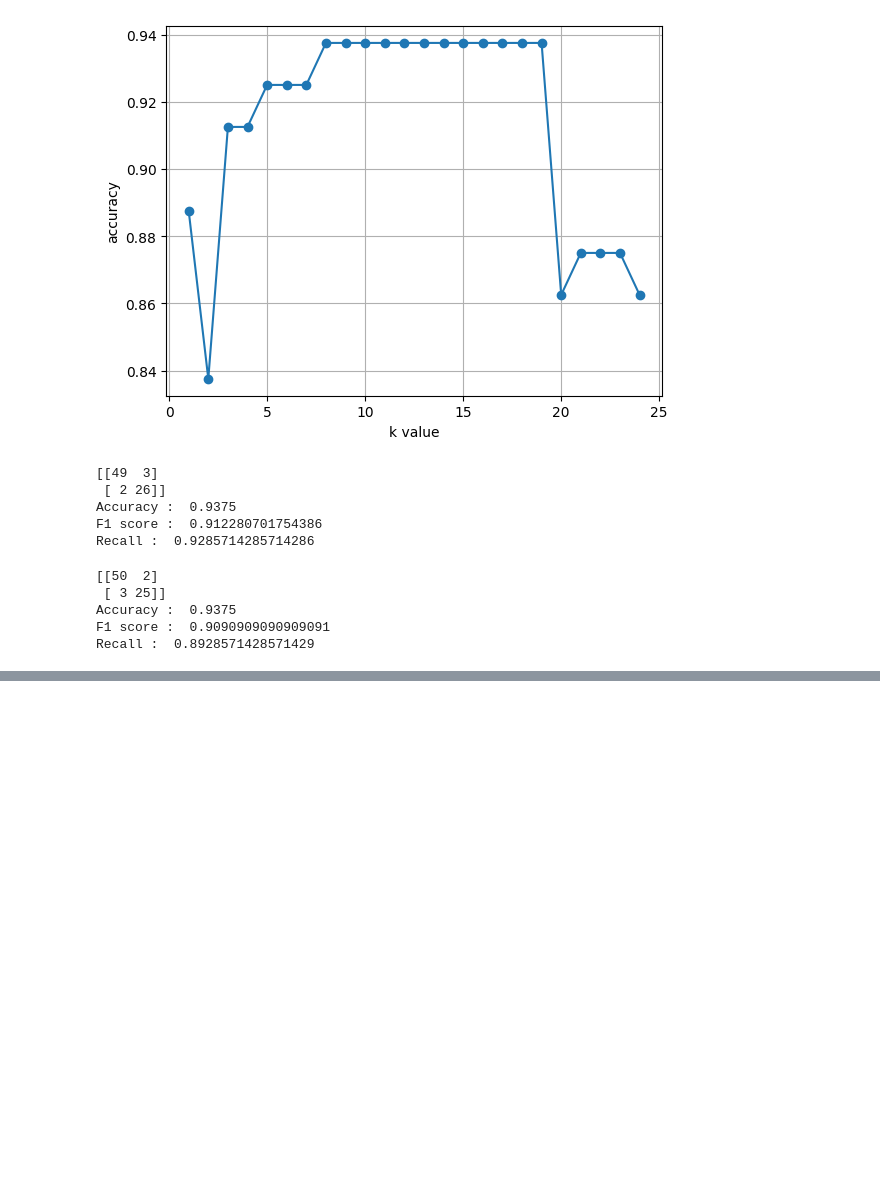
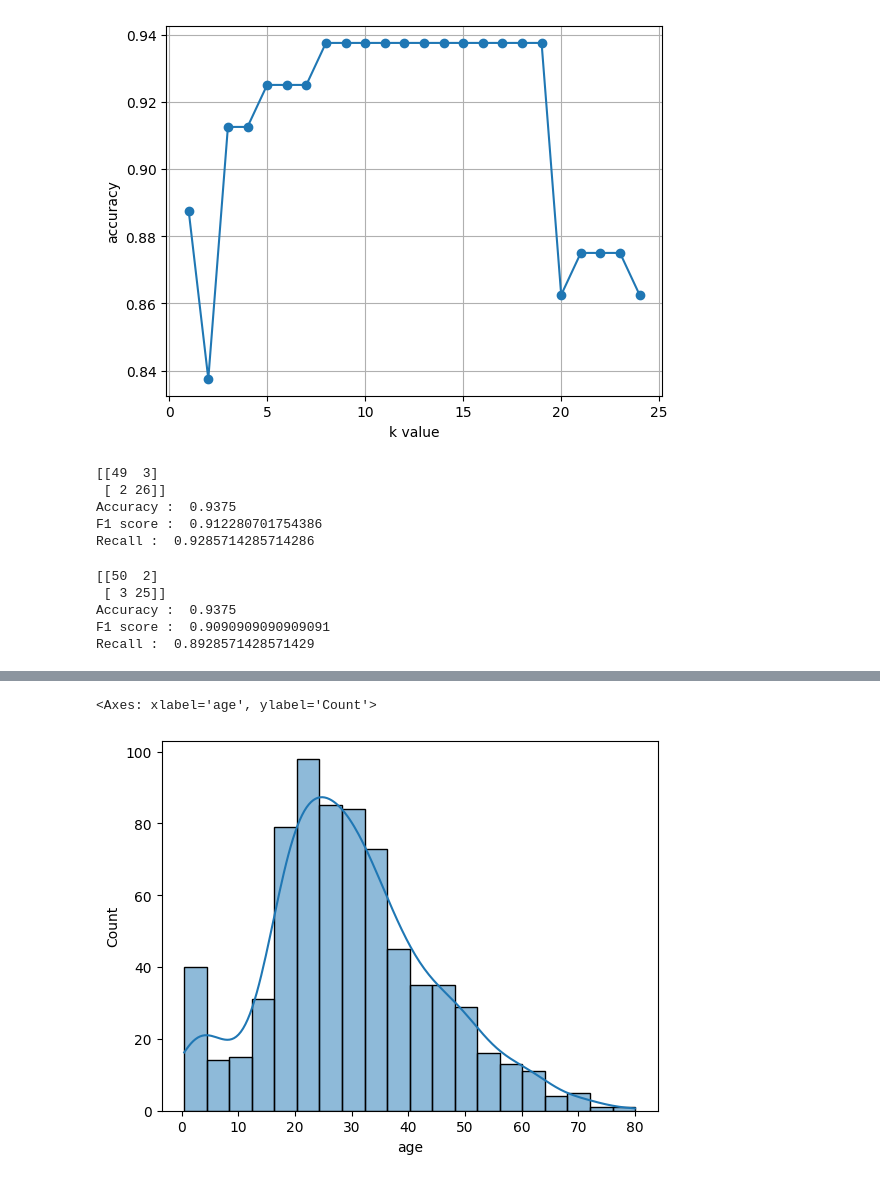
Before and after one commit to manjimams-2000/Manjimams2000, a Jupyter notebook: Logisticregression_classification_SocialNetworkAds.ipynb, the cells around one changed output, grey strips where cells are left out. Drawn from its saved outputs; the diff is of its cells as text; code cells hidden in the pictures; blank space fills up the shorter version.

```diff
--- a/Logisticregression_classification_SocialNetworkAds.ipynb
+++ b/Logisticregression_classification_SocialNetworkAds.ipynb
@@ -184,0 +187,3 @@ Recall :  0.8928571428571429
+# %%
+data = sns.load_dataset('titanic')
+data.head()
@@ -184,0 +275,4 @@ Recall :  0.8928571428571429
+# %%
+#removing the unwanted columns
+data.drop(columns=["deck","alive",'adult_male'],inplace=True)
+data.isna().sum()
@@ -184,0 +303,4 @@ Recall :  0.8928571428571429
+# %%
+data['embarked'].fillna(data['embarked'].mode()[0],inplace=True)
+data['embark_town'].fillna(data['embarked'].mode()[0],inplace=True)
+data.isna().sum()
@@ -184,0 +321,5 @@ Recall :  0.8928571428571429
+# %%
+sns.histplot(data['age'],kde=True)
+# %% [output]
+<Axes: xlabel='age', ylabel='Count'>
+[figure, added]
```
Also changed, not shown: parts of 19 cells of this notebook.
